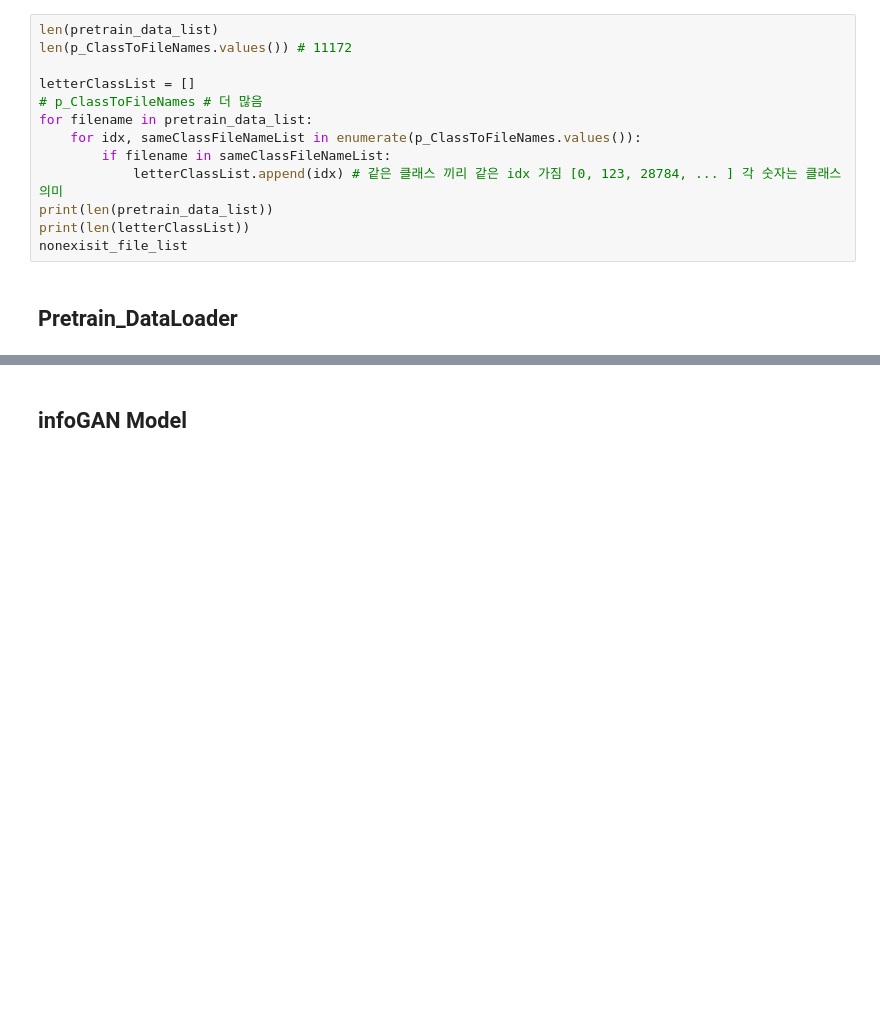
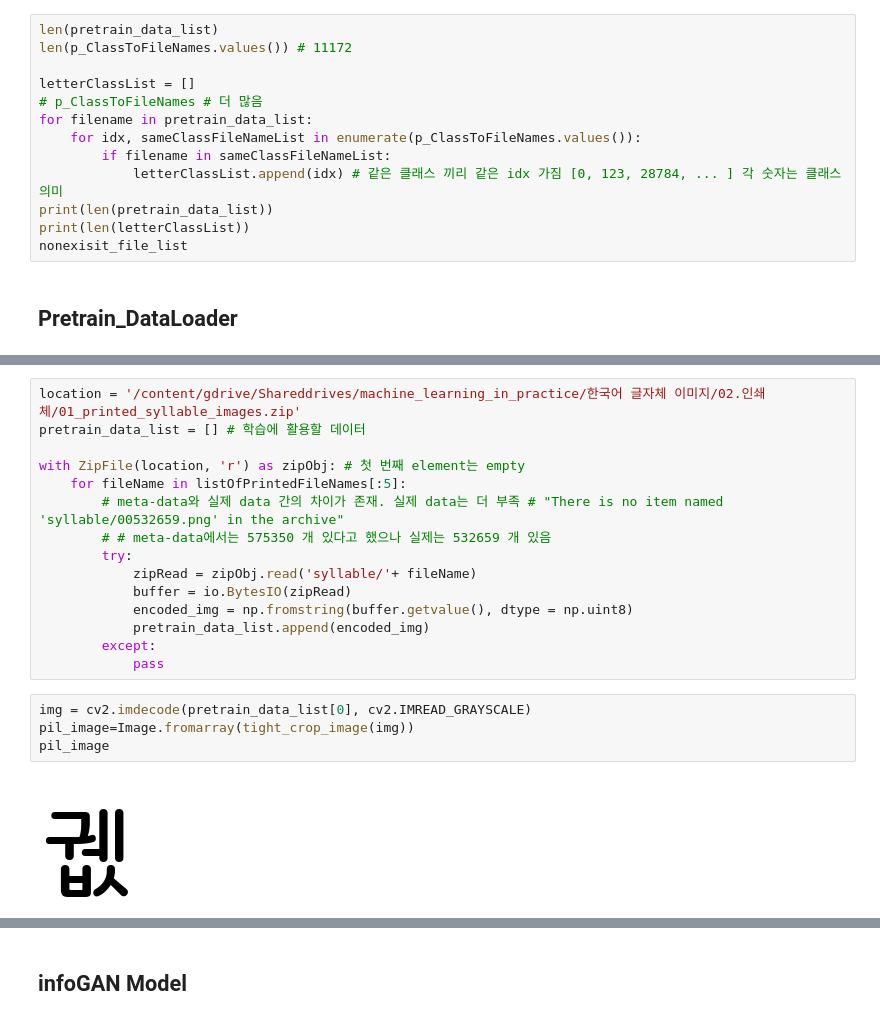
Before and after one commit to PILGI-Analog-To-Digital/Analog-PILGI-to-DIgital, a Jupyter notebook: GAN/GAN.ipynb, the cells around one changed output, grey strips where cells are left out. Cells and saved outputs as stored; diff of their text form; blank space fills up the shorter version.

```diff
--- a/GAN/GAN.ipynb
+++ b/GAN/GAN.ipynb
@@ -227,0 +361,21 @@ nonexisit_file_list
+# %%
+location = '/content/gdrive/Shareddrives/machine_learning_in_practice/한국어 글자체 이미지/02.인쇄체/01_printed_syllable_images.zip'
+pretrain_data_list = [] # 학습에 활용할 데이터
+
+with ZipFile(location, 'r') as zipObj: # 첫 번째 element는 empty
+    for fileName in listOfPrintedFileNames[:5]:
+        # meta-data와 실제 data 간의 차이가 존재. 실제 data는 더 부족 # "There is no item named 'syllable/00532659.png' in the archive"
+        # # meta-data에서는 575350 개 있다고 했으나 실제는 532659 개 있음
+        try:
+            zipRead = zipObj.read('syllable/'+ fileName)
+            buffer = io.BytesIO(zipRead)
+            encoded_img = np.fromstring(buffer.getvalue(), dtype = np.uint8)
+            pretrain_data_list.append(encoded_img)
+        except:
+            pass
+# %%
+img = cv2.imdecode(pretrain_data_list[0], cv2.IMREAD_GRAYSCALE)
+pil_image=Image.fromarray(tight_crop_image(img))
+pil_image
+# %% [output]
+[figure, added]
```
Also changed, not shown: parts of 20 cells of this notebook.
